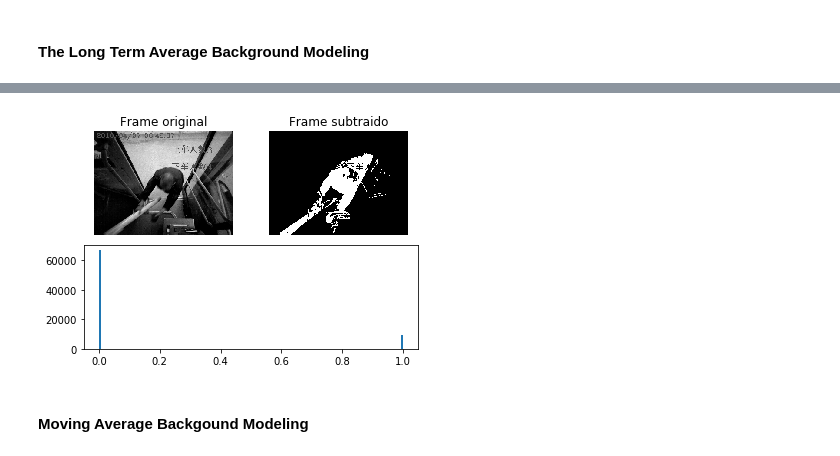
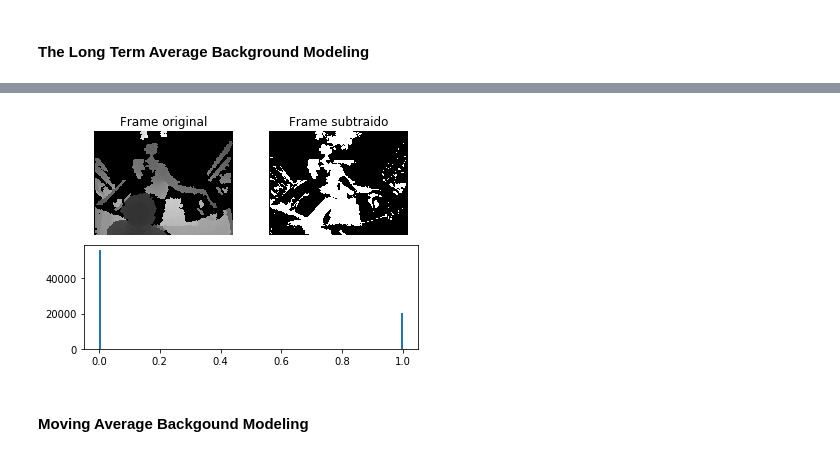
Before and after one commit to grupo9ia898/scap, a Jupyter notebook: scap.ipynb, the cells around one changed output, grey strips where cells are left out. Drawn from its saved outputs; the diff is of its cells as text; code cells hidden in the pictures.

```diff
--- a/scap.ipynb
+++ b/scap.ipynb
@@ -66,3 +65,7 @@ v = pims.Video('../dataset/25_20160407_front/normal/crowd/2016_04_07_06_49_39Fro
+# %%
+v = pims.Video('../dataset/25_20160407_back/noisy/uncrowd/2016_04_07_09_09_57BackDepth.avi')
+
+v_array = np.array(v)
 # %% [markdown]
 Algumas informações sobre o vídeo aberto:
 # %%
@@ -97,7 +99,5 @@ I.shape
 # %% [markdown]
 #### Background Modeling Independent of Time
-# %%
-tao = 0.98  # Threshold
 # %%
 def fgmask_BMIT(video, tao):
     B_BMIT = video[0] # background model
@@ -135,3 +153,7 @@ def fgmask_LTABM(video, tao):
     F_LTAMBM[F_LTAMBM < tao_LTAMBM] = 0
 
     return F_LTAMBM
+# %%
+tao_LTAMBM = 0.2
+F_LTAMBM = fgmask_LTABM(I, tao_LTAMBM)
+frame_analysis(I[47], F_LTAMBM[47])
@@ -138,9 +162,24 @@ def fgmask_LTABM(video, tao):
+# %%
+def fgmask_LTABM_otsu(video):
+    # backgound model
+    B_LTAMBM = np.zeros(video.shape)
+    for k in range(1, len(video)):
+        B_LTAMBM[k] = (1-1/k)*B_LTAMBM[k-1] + (1/k) *video[k]
+
+    D_LTAMBM = np.abs(video - B_LTAMBM) # background subtraction
+    # foreground mask
+    F_LTAMBM = D_LTAMBM.copy()
+    F_LTAMBM = F_LTAMBM / F_LTAMBM.max()
+    tao = filters.threshold_otsu(F_LTAMBM)
+    F_LTAMBM[F_LTAMBM >= tao] = 1.0
+    F_LTAMBM[F_LTAMBM < tao] = 0
+
+    return F_LTAMBM
 # %%
-F_LTAMBM = fgmask_LTABM(I, 0.2)
-# frame_analysis(I[47], D_LTAMBM[47])
+F_LTAMBM = fgmask_LTABM_otsu(I)
 frame_analysis(I[47], F_LTAMBM[47])
 # %% [output]
-[figure, old version]
+[figure, new version]
 # %% [markdown]
 #### Moving Average Backgound Modeling
 # %%
```
Also changed, not shown: parts of 31 cells of this notebook.
